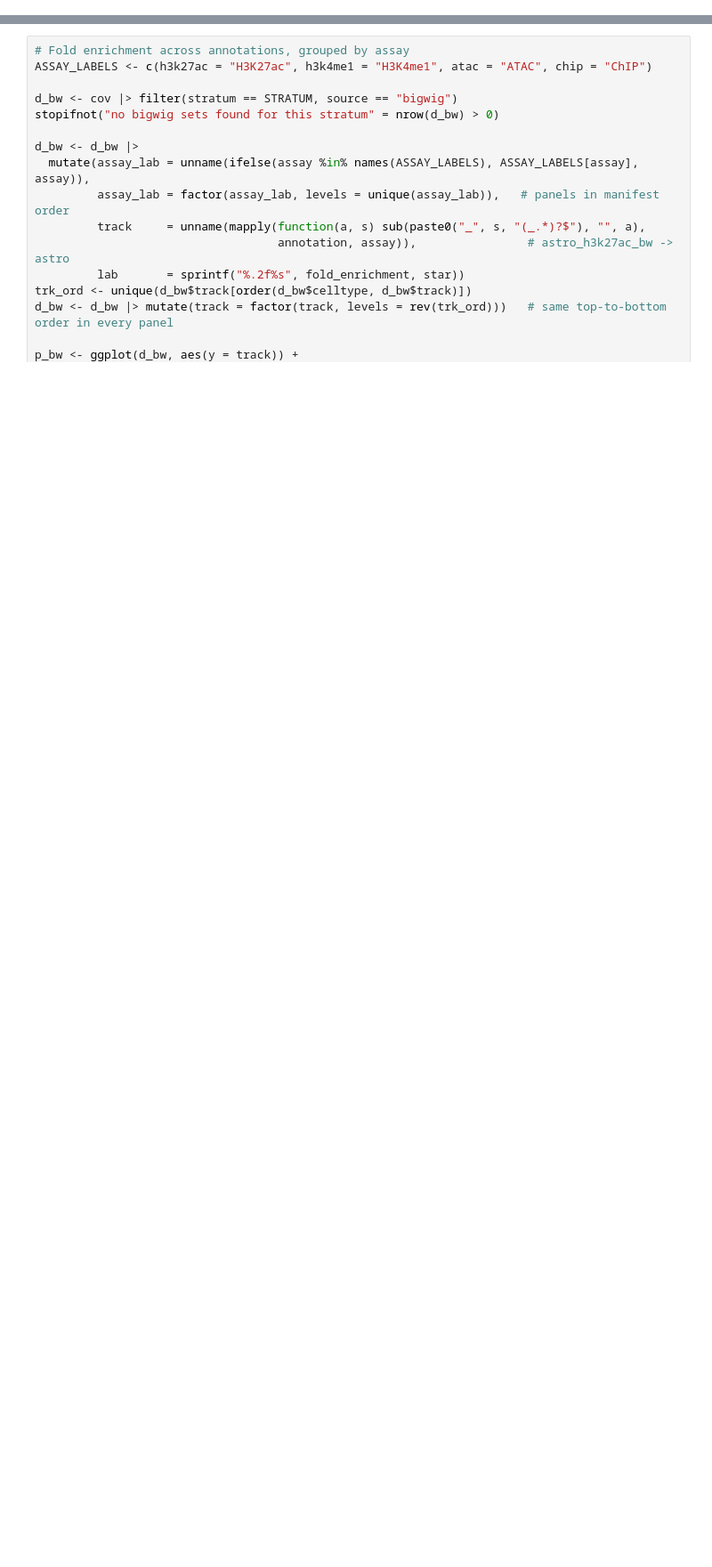
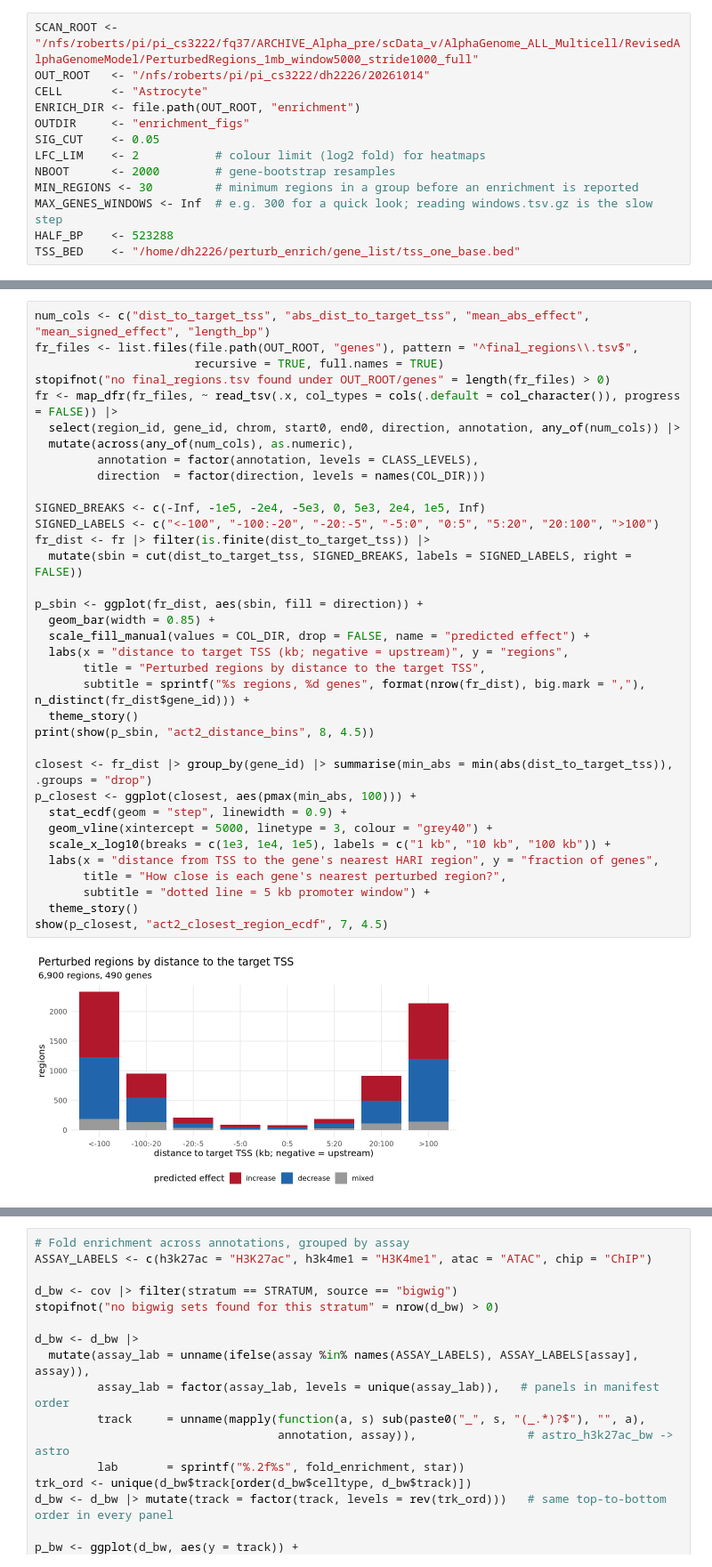
Before and after one commit to dhan1004/perturb_enrich, a Jupyter notebook: scripts/plot_enrichment.ipynb, the cells around one changed output, grey strips where cells are left out. Shown at 89% size. Drawn from its saved outputs; the diff is of its cells as text; blank space fills up the shorter version.

```diff
--- a/scripts/plot_enrichment.ipynb
+++ b/scripts/plot_enrichment.ipynb
@@ -18,0 +6,13 @@ The following objects are masked from ‘package:base’:
+# %%
+SCAN_ROOT <- "/nfs/roberts/pi/pi_cs3222/fq37/ARCHIVE_Alpha_pre/scData_v/AlphaGenome_ALL_Multicell/RevisedAlphaGenomeModel/PerturbedRegions_1mb_window5000_stride1000_full"
+OUT_ROOT   <- "/nfs/roberts/pi/pi_cs3222/dh2226/20261014"
+CELL       <- "Astrocyte"
+ENRICH_DIR <- file.path(OUT_ROOT, "enrichment")
+OUTDIR     <- "enrichment_figs"
+SIG_CUT    <- 0.05
+LFC_LIM    <- 2           # colour limit (log2 fold) for heatmaps
+NBOOT      <- 2000        # gene-bootstrap resamples
+MIN_REGIONS <- 30         # minimum regions in a group before an enrichment is reported
+MAX_GENES_WINDOWS <- Inf  # e.g. 300 for a quick look; reading windows.tsv.gz is the slow step
+HALF_BP    <- 523288
+TSS_BED    <- "/home/dh2226/perturb_enrich/gene_list/tss_one_base.bed"
@@ -18,0 +133,37 @@ The following objects are masked from ‘package:base’:
+# %%
+num_cols <- c("dist_to_target_tss", "abs_dist_to_target_tss", "mean_abs_effect", "mean_signed_effect", "length_bp")
+fr_files <- list.files(file.path(OUT_ROOT, "genes"), pattern = "^final_regions\\.tsv$",
+                       recursive = TRUE, full.names = TRUE)
+stopifnot("no final_regions.tsv found under OUT_ROOT/genes" = length(fr_files) > 0)
+fr <- map_dfr(fr_files, ~ read_tsv(.x, col_types = cols(.default = col_character()), progress = FALSE)) |>
+  select(region_id, gene_id, chrom, start0, end0, direction, annotation, any_of(num_cols)) |>
+  mutate(across(any_of(num_cols), as.numeric),
+         annotation = factor(annotation, levels = CLASS_LEVELS),
+         direction  = factor(direction, levels = names(COL_DIR)))
+
+SIGNED_BREAKS <- c(-Inf, -1e5, -2e4, -5e3, 0, 5e3, 2e4, 1e5, Inf)
+SIGNED_LABELS <- c("<-100", "-100:-20", "-20:-5", "-5:0", "0:5", "5:20", "20:100", ">100")
+fr_dist <- fr |> filter(is.finite(dist_to_target_tss)) |>
+  mutate(sbin = cut(dist_to_target_tss, SIGNED_BREAKS, labels = SIGNED_LABELS, right = FALSE))
+
+p_sbin <- ggplot(fr_dist, aes(sbin, fill = direction)) +
+  geom_bar(width = 0.85) +
+  scale_fill_manual(values = COL_DIR, drop = FALSE, name = "predicted effect") +
+  labs(x = "distance to target TSS (kb; negative = upstream)", y = "regions",
+       title = "Perturbed regions by distance to the target TSS",
+       subtitle = sprintf("%s regions, %d genes", format(nrow(fr_dist), big.mark = ","), n_distinct(fr_dist$gene_id))) +
+  theme_story()
+print(show(p_sbin, "act2_distance_bins", 8, 4.5))
+
+closest <- fr_dist |> group_by(gene_id) |> summarise(min_abs = min(abs(dist_to_target_tss)), .groups = "drop")
+p_closest <- ggplot(closest, aes(pmax(min_abs, 100))) +
+  stat_ecdf(geom = "step", linewidth = 0.9) +
+  geom_vline(xintercept = 5000, linetype = 3, colour = "grey40") +
+  scale_x_log10(breaks = c(1e3, 1e4, 1e5), labels = c("1 kb", "10 kb", "100 kb")) +
+  labs(x = "distance from TSS to the gene's nearest HARI region", y = "fraction of genes",
+       title = "How close is each gene's nearest perturbed region?",
+       subtitle = "dotted line = 5 kb promoter window") +
+  theme_story()
+show(p_closest, "act2_closest_region_ecdf", 7, 4.5)
+# %% [output]
+[figure, added]
```
Also changed, not shown: parts of 18 cells of this notebook, 4 other files.
